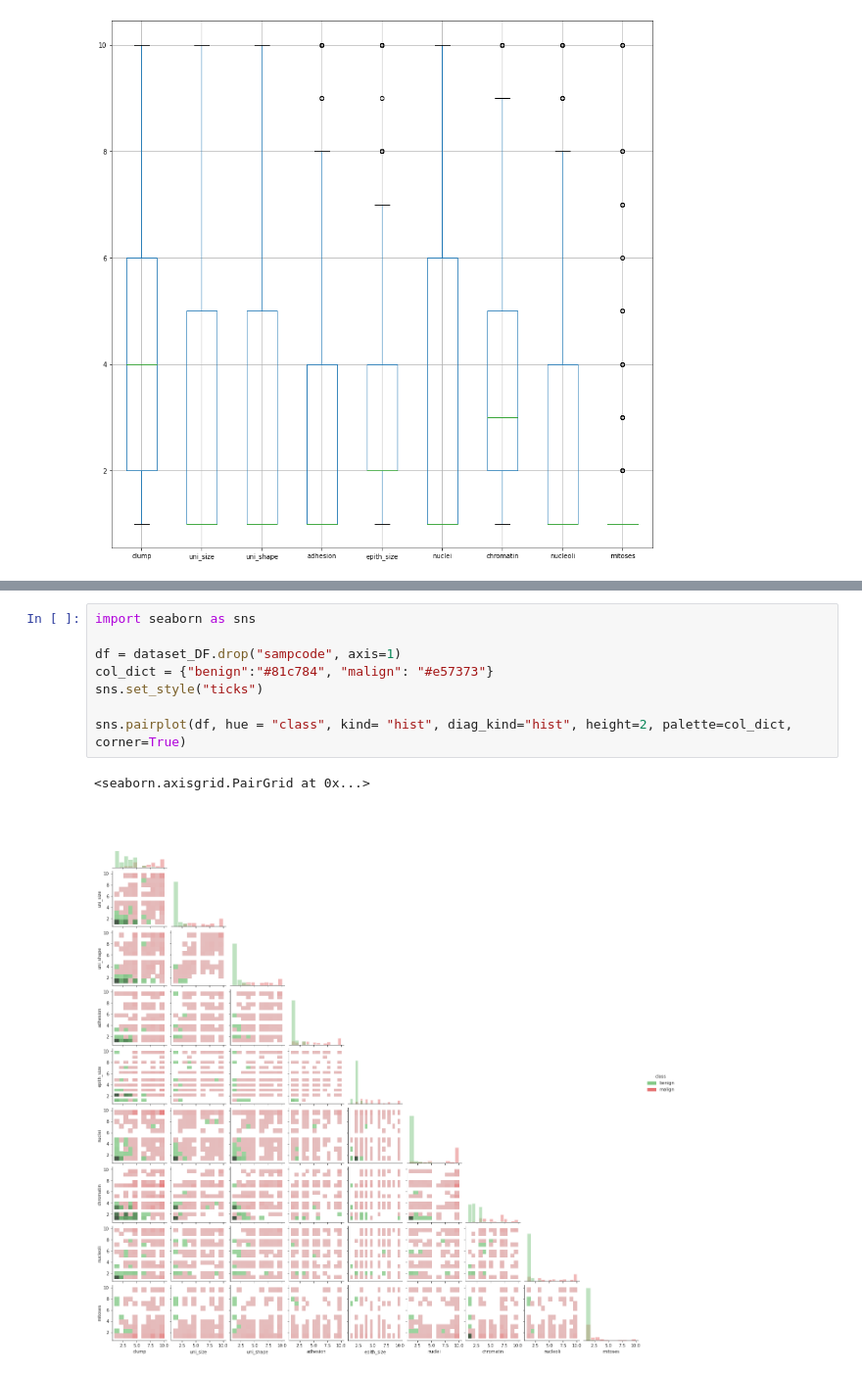
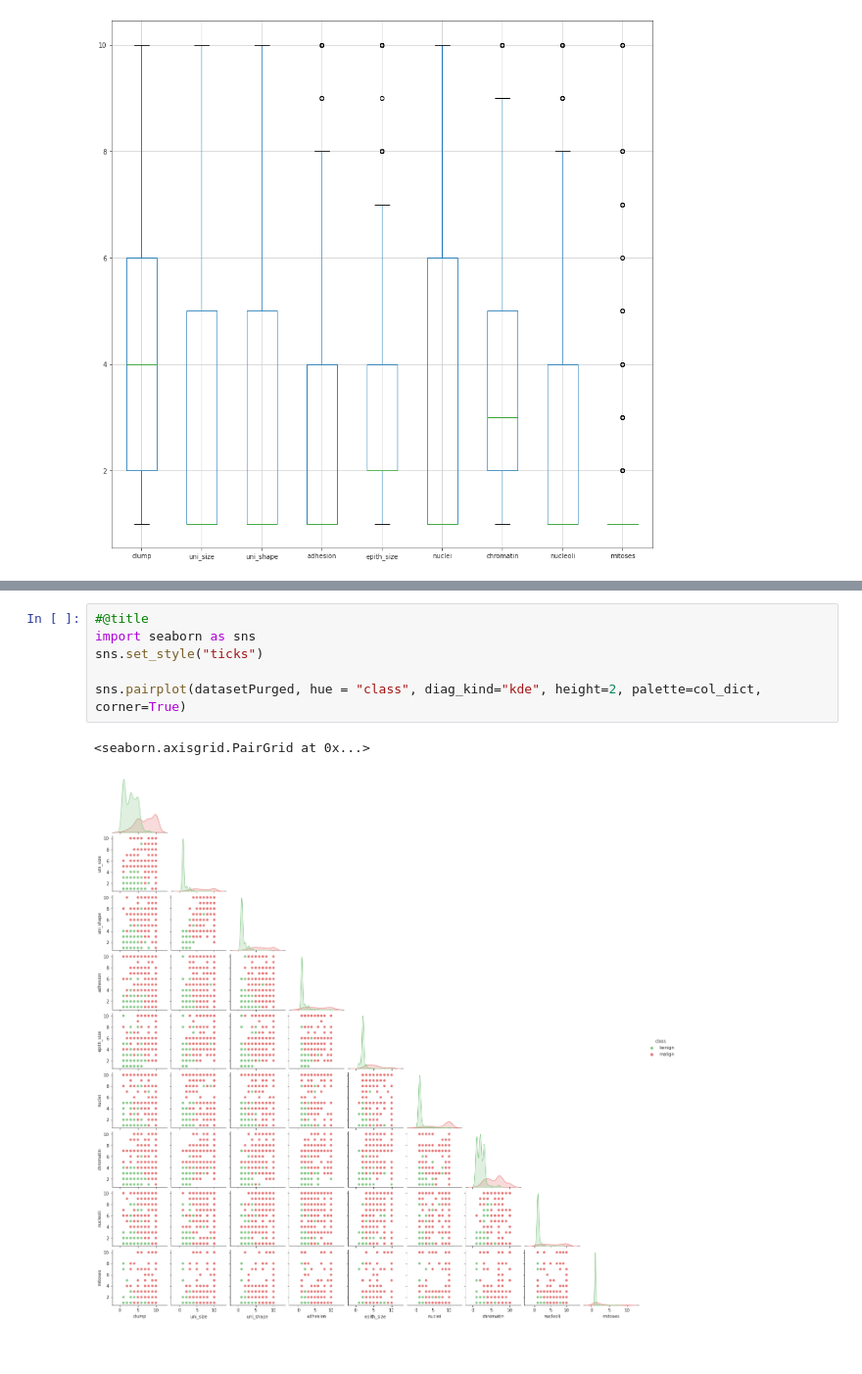
Before and after one commit to Nicordaro/MML, a Jupyter notebook: MML_Thesis.ipynb, the cells around one changed output, grey strips where cells are left out. Shown: that part at 98% size. Drawn from its saved outputs; the diff is of its cells as text.

```diff
--- a/MML_Thesis.ipynb
+++ b/MML_Thesis.ipynb
@@ -213,11 +243,9 @@ for i, col in enumerate(datasetPurged.columns[:9]):
 # %%
+#@title
 import seaborn as sns
-
-df = dataset_DF.drop("sampcode", axis=1)
-col_dict = {"benign":"#81c784", "malign": "#e57373"}
 sns.set_style("ticks")
 
-sns.pairplot(df, hue = "class", kind= "hist", diag_kind="hist", height=2, palette=col_dict, corner=True)
+sns.pairplot(datasetPurged, hue = "class", diag_kind="kde", height=2, palette=col_dict, corner=True)
 # %% [output]
 <seaborn.axisgrid.PairGrid at 0x...>
-[figure, old version]
+[figure, new version]
```
Also changed, not shown: parts of 8 cells of this notebook.
